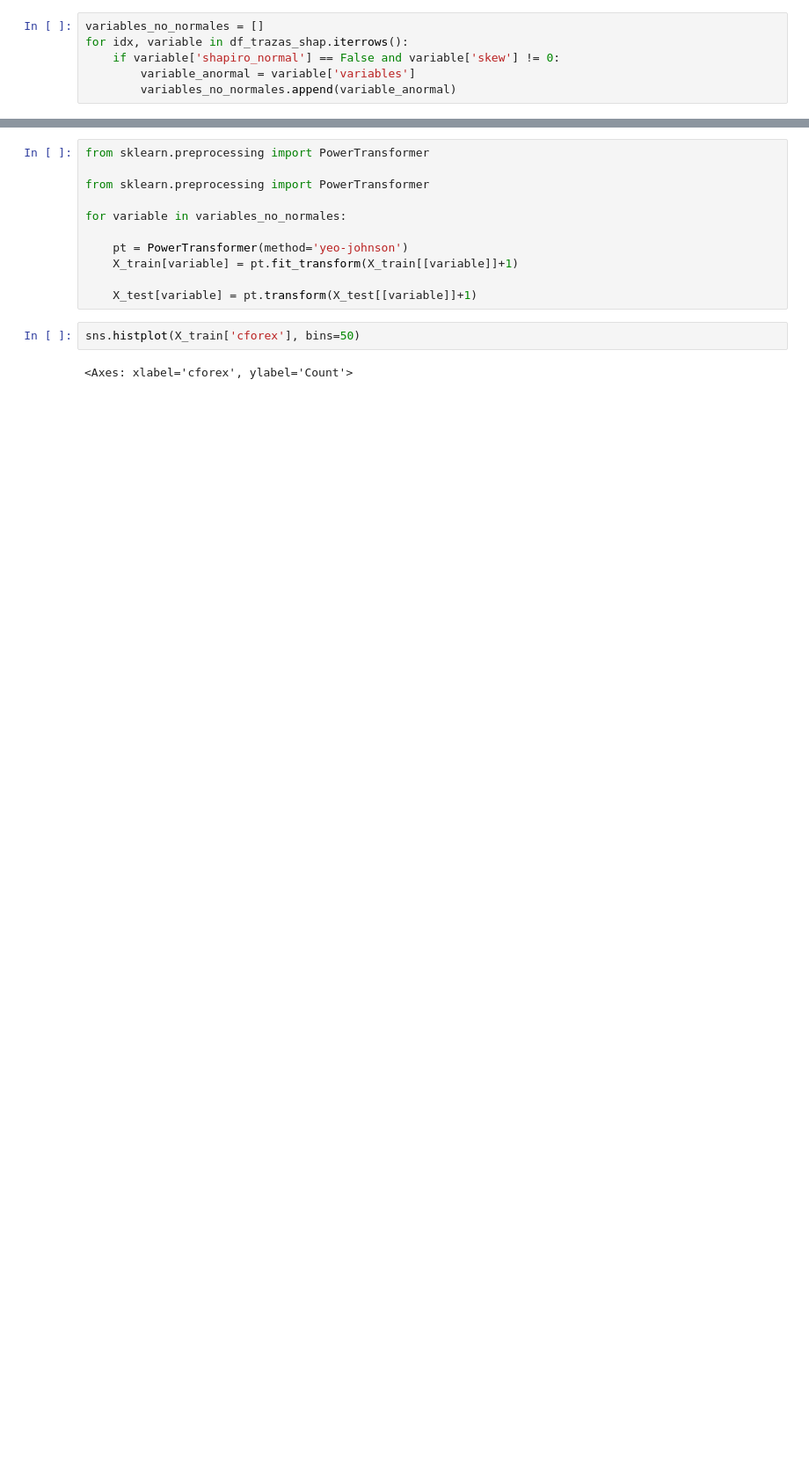
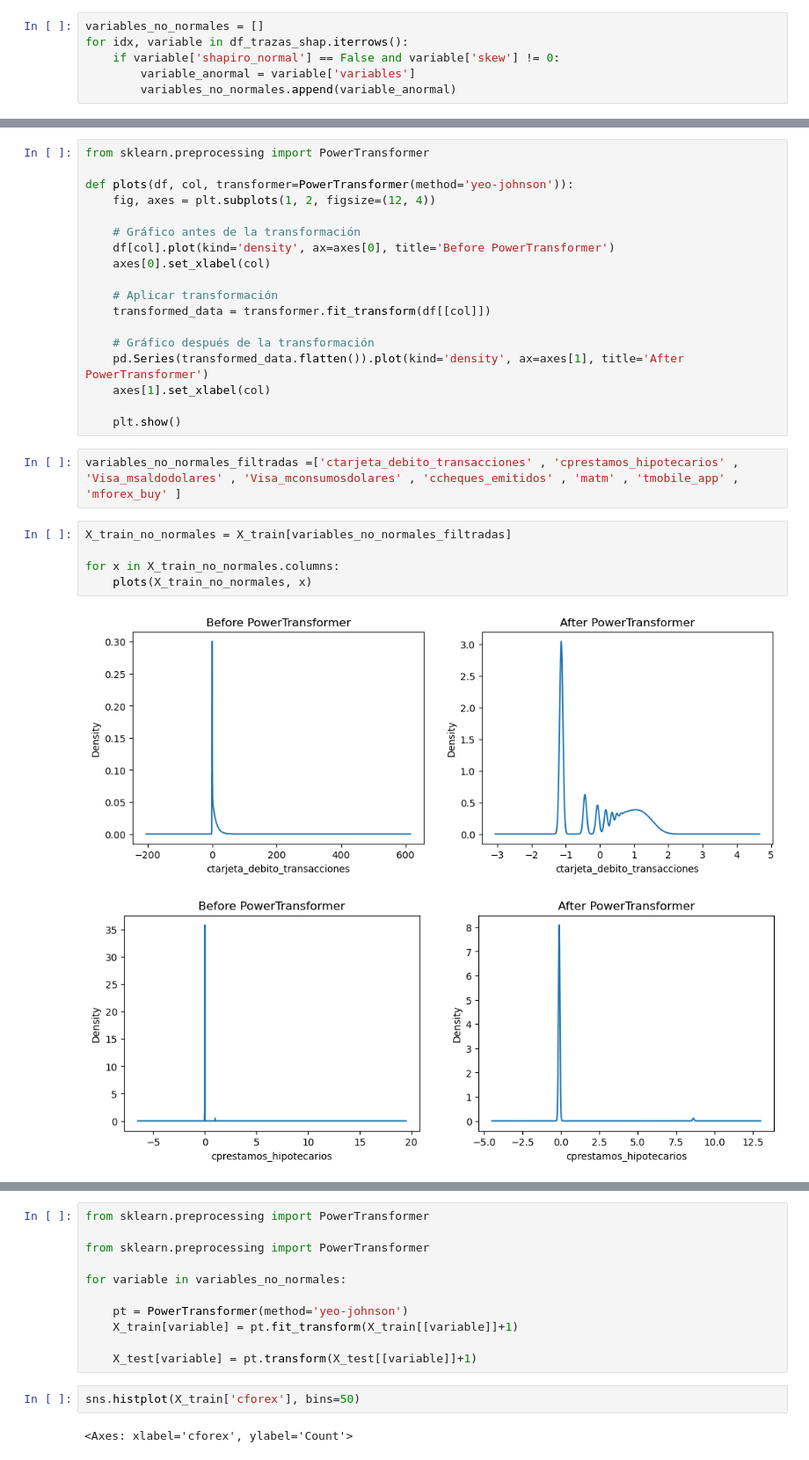
Before and after one commit to N-Alba-DS/dmeyf2024, a Jupyter notebook: Modelos/experimento.ipynb, the cells around one changed output, grey strips where cells are left out. Shown at 88% size. Drawn from its saved outputs; the diff is of its cells as text; blank space fills up the shorter version.

```diff
--- a/Modelos/experimento.ipynb
+++ b/Modelos/experimento.ipynb
@@ -463 +382,29 @@ variables_no_normales
  'mforex_buy']
+# %%
+from sklearn.preprocessing import PowerTransformer
+
+def plots(df, col, transformer=PowerTransformer(method='yeo-johnson')):
+    fig, axes = plt.subplots(1, 2, figsize=(12, 4))
+
+    # Gráfico antes de la transformación
+    df[col].plot(kind='density', ax=axes[0], title='Before PowerTransformer')
+    axes[0].set_xlabel(col)
+
+    # Aplicar transformación
+    transformed_data = transformer.fit_transform(df[[col]])
+
+    # Gráfico después de la transformación
+    pd.Series(transformed_data.flatten()).plot(kind='density', ax=axes[1], title='After PowerTransformer')
+    axes[1].set_xlabel(col)
+
+    plt.show()
+# %%
+variables_no_normales_filtradas =['ctarjeta_debito_transacciones' , 'cprestamos_hipotecarios' , 'Visa_msaldodolares' , 'Visa_mconsumosdolares' , 'ccheques_emitidos' , 'matm' , 'tmobile_app' , 'mforex_buy' ]
+# %%
+X_train_no_normales = X_train[variables_no_normales_filtradas]
+
+for x in X_train_no_normales.columns:
+    plots(X_train_no_normales, x)
+# %% [output]
+[figure, added]
+[figure, added]
```
Also changed, not shown: parts of 30 cells of this notebook.
